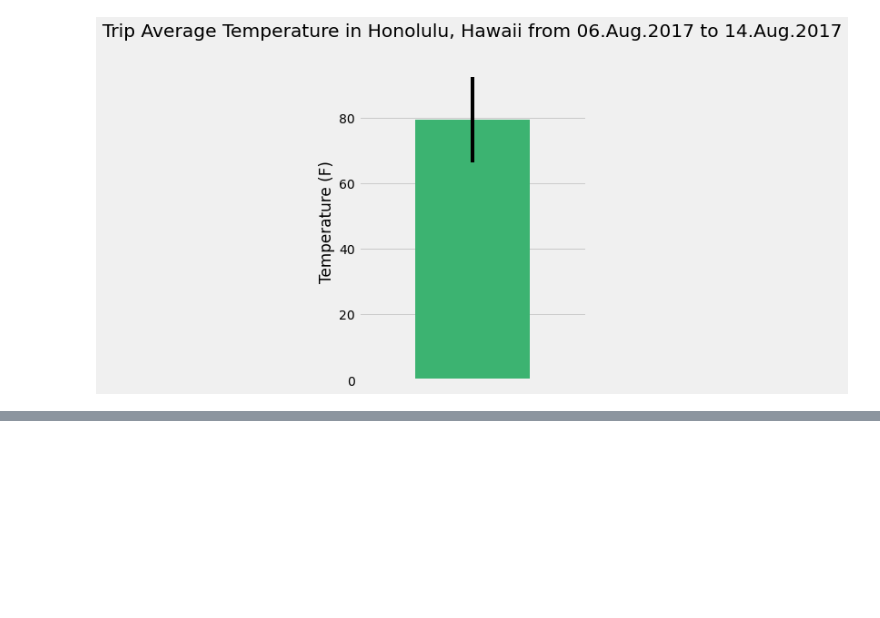
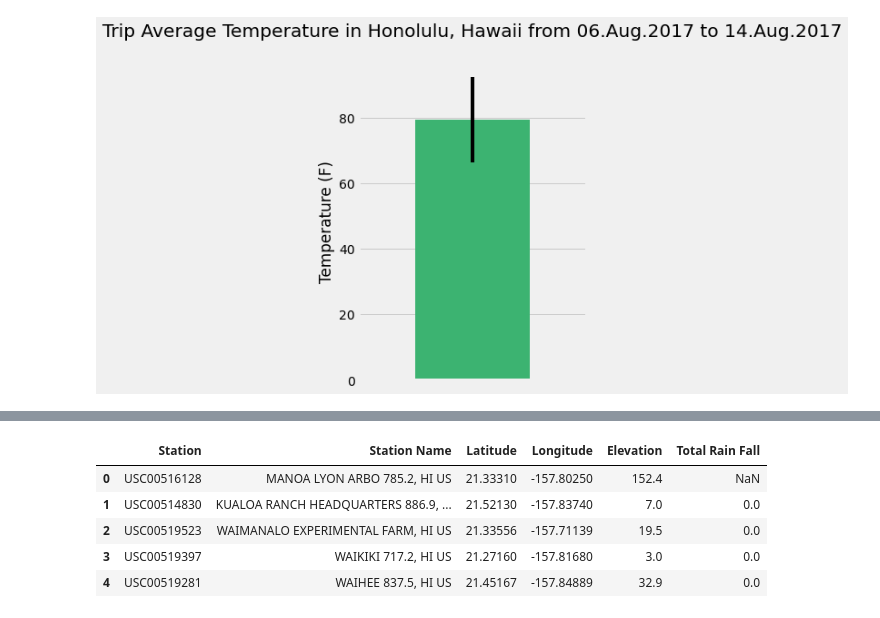
Before and after one commit to uldom/SQLAlchemy_Challenge, a Jupyter notebook: climate_starter.ipynb, the cells around one changed output, grey strips where cells are left out. Saved outputs shown, nothing was run; the diff lists cells and outputs as text; code cells hidden in the pictures; blank space fills up the shorter version.

Commit message:
Rainfall by Weather Station

```diff
--- a/climate_starter.ipynb
+++ b/climate_starter.ipynb
@@ -238,3 +238,11 @@ plt.show()
 # %%
 # Calculate the total amount of rainfall per weather station for your trip dates using the previous year's matching dates.
 # Sort this in descending order by precipitation amount and list the station, name, latitude, longitude, and elevation
+start_date = '2017-08-06'
+end_date = '2017-08-14'
+selection = [Measurement.station, Station.name, Station.latitude, Station.longitude, Station.elevation, Measurement.prcp]
+weather_station = session.query(*selection).filter(Measurement.station == Station.station).\
+    filter(Measurement.date >= start_date).filter(Measurement.date <= end_date).\
+    group_by(Station.name).order_by(func.sum(Measurement.prcp).desc()).all()
+
+weather_station
@@ -241,3 +267,14 @@ plt.show()
+# %%
+# Create a Data Frame for visualization
+weather_station_df = pd.DataFrame(weather_station, columns = ['Station','Station Name','Latitude','Longitude','Elevation','Total Rain Fall'])
+weather_station_df
+# %% [output]
+|  | Station | Station Name | Latitude | Longitude | Elevation | Total Rain Fall |
+| 0 | USC00516128 | MANOA LYON ARBO 785.2, HI US | 21.33310 | -157.80250 | 152.4 | NaN |
+| 1 | USC00514830 | KUALOA RANCH HEADQUARTERS 886.9, ... | 21.52130 | -157.83740 | 7.0 | 0.0 |
+| 2 | USC00519523 | WAIMANALO EXPERIMENTAL FARM, HI US | 21.33556 | -157.71139 | 19.5 | 0.0 |
+| 3 | USC00519397 | WAIKIKI 717.2, HI US | 21.27160 | -157.81680 | 3.0 | 0.0 |
+| 4 | USC00519281 | WAIHEE 837.5, HI US | 21.45167 | -157.84889 | 32.9 | 0.0 |
 # %%
 # Create a query that will calculate the daily normals
 # (i.e. the averages for tmin, tmax, and tavg for all historic data matching a specific month and day)
```
Also changed, not shown: parts of 1 cell of this notebook, 1 other file.
